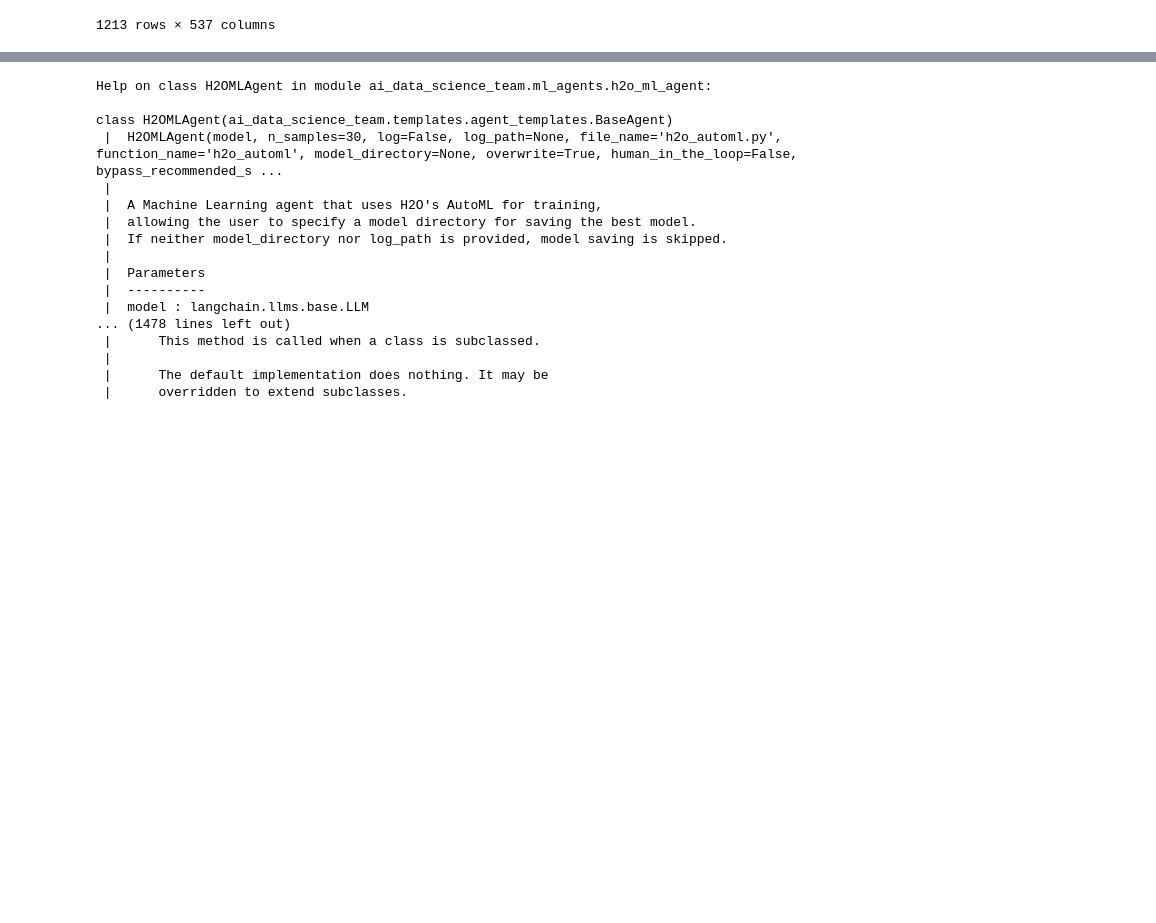
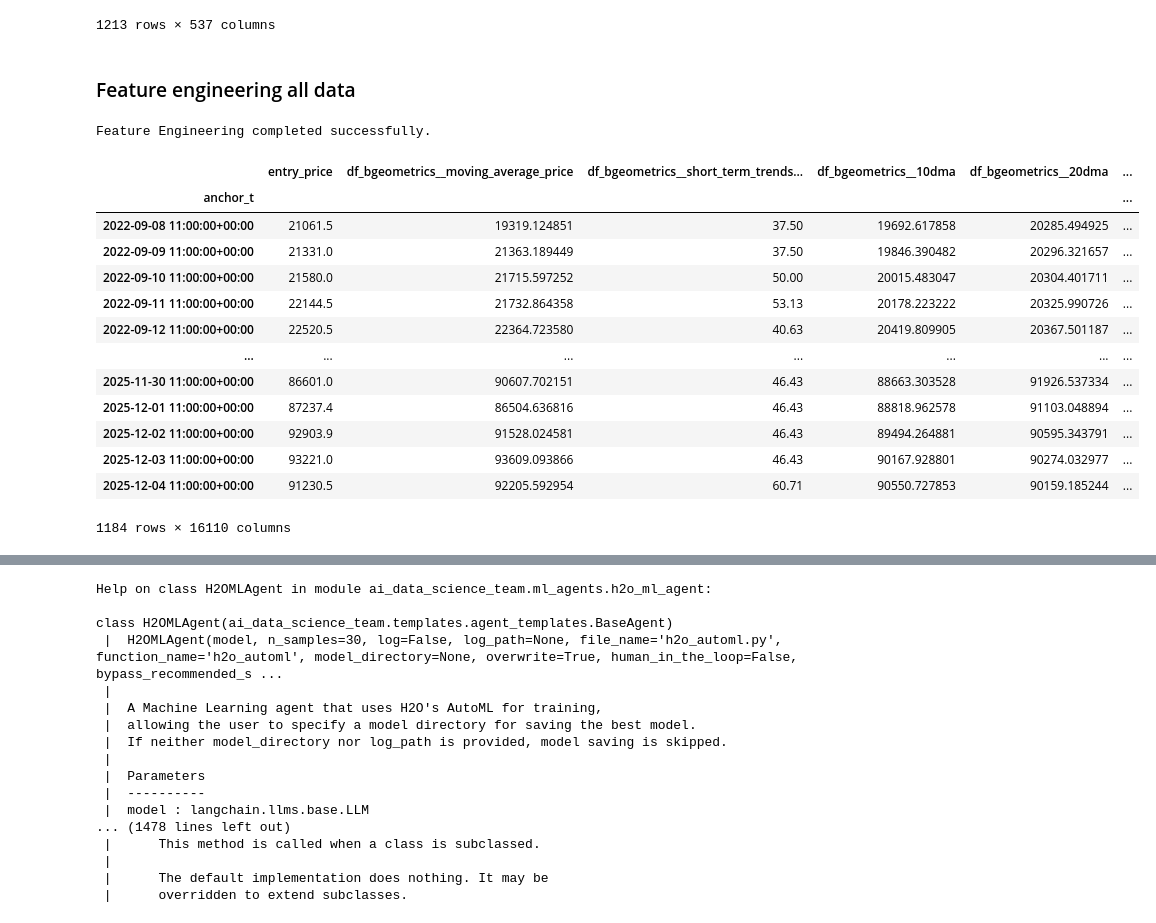
Before and after one commit to AleImbri/Forecasting-BTC-with-ai-data-science-team, a Jupyter notebook: main.ipynb, the cells around one changed output, grey strips where cells are left out. Cells and saved outputs as stored; diff of their text form; code cells hidden in the pictures; blank space fills up the shorter version.

```diff
--- a/main.ipynb
+++ b/main.ipynb
@@ -321,3 +320,71 @@ df
 1213 rows × 537 columns
 # %%
 assert df.isna().sum().sum() == 0
+# %% [markdown]
+### Feature engineering all data
+# %%
+# --- CONFIGURATION ---
+windows = [7, 15, 30]
+lags = [1, 2, 3]
+# first param of BB must be the window to stay consistent with args[0] in lookback calculation
+bb_params = [(w, std_coef) for w in windows for std_coef in [1, 2]]
+
+diff_orders = [1, 2] # Orders of the derivative
+
+
+operators = [
+    Operator("diff", diff_calc, diff_orders), # Now generalized with orders 1 and 2
+    Operator("mean", lambda s, w: s.rolling(w).mean(), windows),
+    Operator("median", lambda s, w: s.rolling(w).median(), windows),
+    Operator("stdev", lambda s, w: s.rolling(w).std(), windows),
+    Operator("RSI", rsi_calc, windows),
+    Operator("lag", lambda s, l: s.shift(l), lags),
+    Operator("BB_upper", bb_upper, bb_params),
+    Operator("BB_lower", bb_lower, bb_params),
+]
+
+# adding suffix to operator names to identify the timeframe of the dataset used
+for op in operators:
+    op.name = op.name + '_1d'
+
+def engineer_features(df, operators):
+    """
+    Applies feature engineering operators to all columns of the dataframe.
+    """
+    new_features_dict = {}
+
+    for col in df.columns:
+        series = df[col]
+        for op in operators:
+            for p in op.params_list:
+                p_suffix = "_".join(map(str, p)) if isinstance(p, (list, tuple)) else str(p)
+                feat_name = f"{op.name}_{p_suffix}({col})"
+
+                if isinstance(p, (list, tuple)):
+                    new_features_dict[feat_name] = op.func(series, *p)
+                else:
+                    new_features_dict[feat_name] = op.func(series, p)
+
+    features_df = pd.DataFrame(new_features_dict, index=df.index)
+    return pd.concat([df, features_df], axis=1)
+
+# --- EXECUTION ---
+df = engineer_features(df, operators).dropna()
+print("Feature Engineering completed successfully.")
+df
+# %% [output]
+Feature Engineering completed successfully.
+|  | entry_price | df_bgeometrics__moving_average_price | df_bgeometrics__short_term_trends... | df_bgeometrics__10dma | df_bgeometrics__20dma | ... |
+| anchor_t |  |  |  |  |  | ... |
+| 2022-09-08 11:00:00+00:00 | 21061.5 | 19319.124851 | 37.50 | 19692.617858 | 20285.494925 | ... |
+| 2022-09-09 11:00:00+00:00 | 21331.0 | 21363.189449 | 37.50 | 19846.390482 | 20296.321657 | ... |
+| 2022-09-10 11:00:00+00:00 | 21580.0 | 21715.597252 | 50.00 | 20015.483047 | 20304.401711 | ... |
+| 2022-09-11 11:00:00+00:00 | 22144.5 | 21732.864358 | 53.13 | 20178.223222 | 20325.990726 | ... |
+| 2022-09-12 11:00:00+00:00 | 22520.5 | 22364.723580 | 40.63 | 20419.809905 | 20367.501187 | ... |
+| ... | ... | ... | ... | ... | ... | ... |
+| 2025-11-30 11:00:00+00:00 | 86601.0 | 90607.702151 | 46.43 | 88663.303528 | 91926.537334 | ... |
+| 2025-12-01 11:00:00+00:00 | 87237.4 | 86504.636816 | 46.43 | 88818.962578 | 91103.048894 | ... |
+| 2025-12-02 11:00:00+00:00 | 92903.9 | 91528.024581 | 46.43 | 89494.264881 | 90595.343791 | ... |
+| 2025-12-03 11:00:00+00:00 | 93221.0 | 93609.093866 | 46.43 | 90167.928801 | 90274.032977 | ... |
+| 2025-12-04 11:00:00+00:00 | 91230.5 | 92205.592954 | 60.71 | 90550.727853 | 90159.185244 | ... |
+1184 rows × 16110 columns
```
Also changed, not shown: parts of 22 cells of this notebook.
